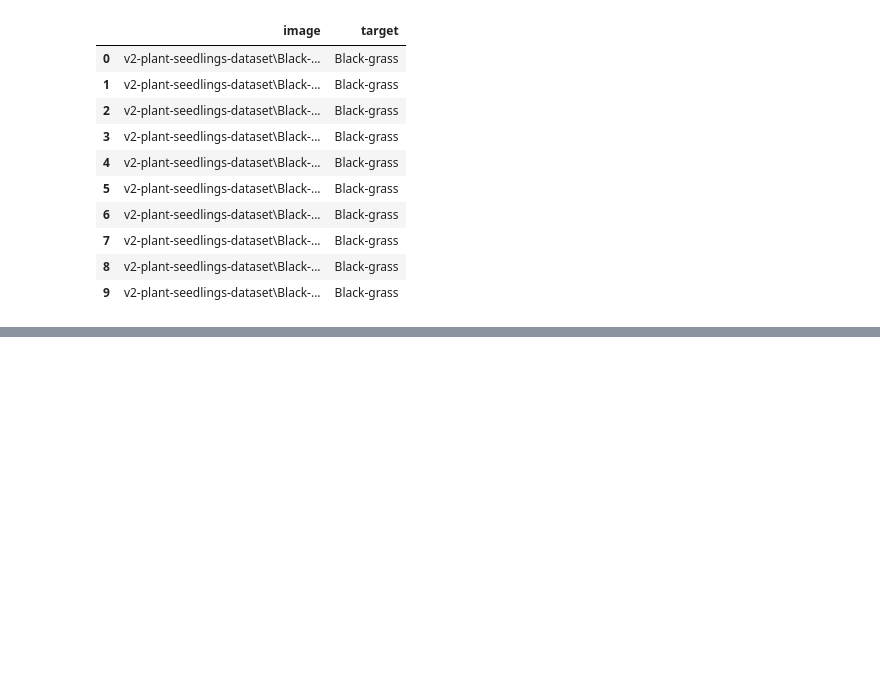
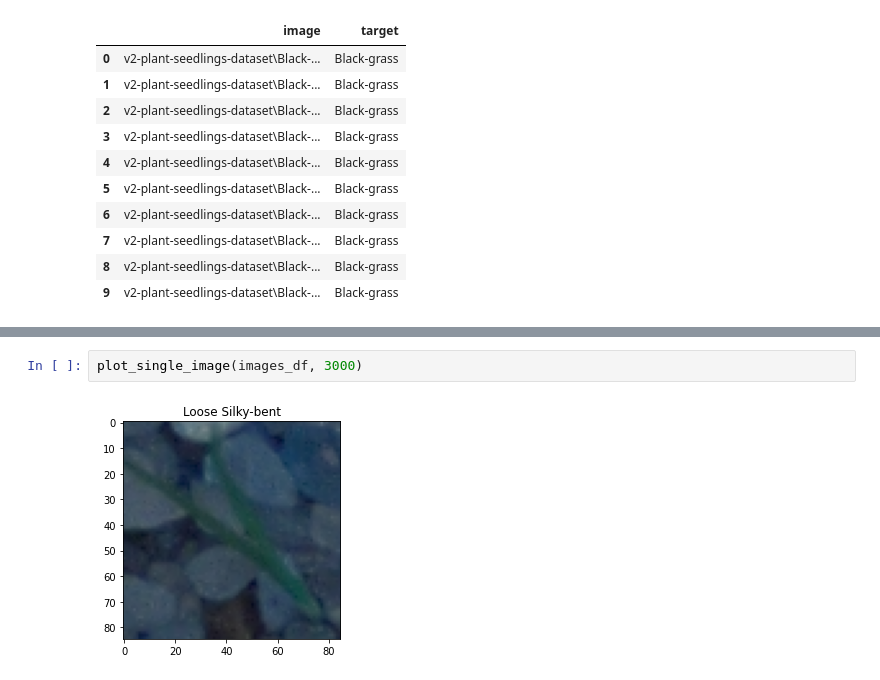
Before and after one commit to Jeffresh/deployment-of-machine-learning-models, a Jupyter notebook: section13/big_data_research.ipynb, the cells around one changed output, grey strips where cells are left out. Drawn from its saved outputs; the diff is of its cells as text; blank space fills up the shorter version.

```diff
--- a/section13/big_data_research.ipynb
+++ b/section13/big_data_research.ipynb
@@ -141,0 +174,4 @@ images_df.head(10)
+# %%
+plot_single_image(images_df, 3000)
+# %% [output]
+[figure, added]
```
Also changed, not shown: parts of 5 cells of this notebook.
